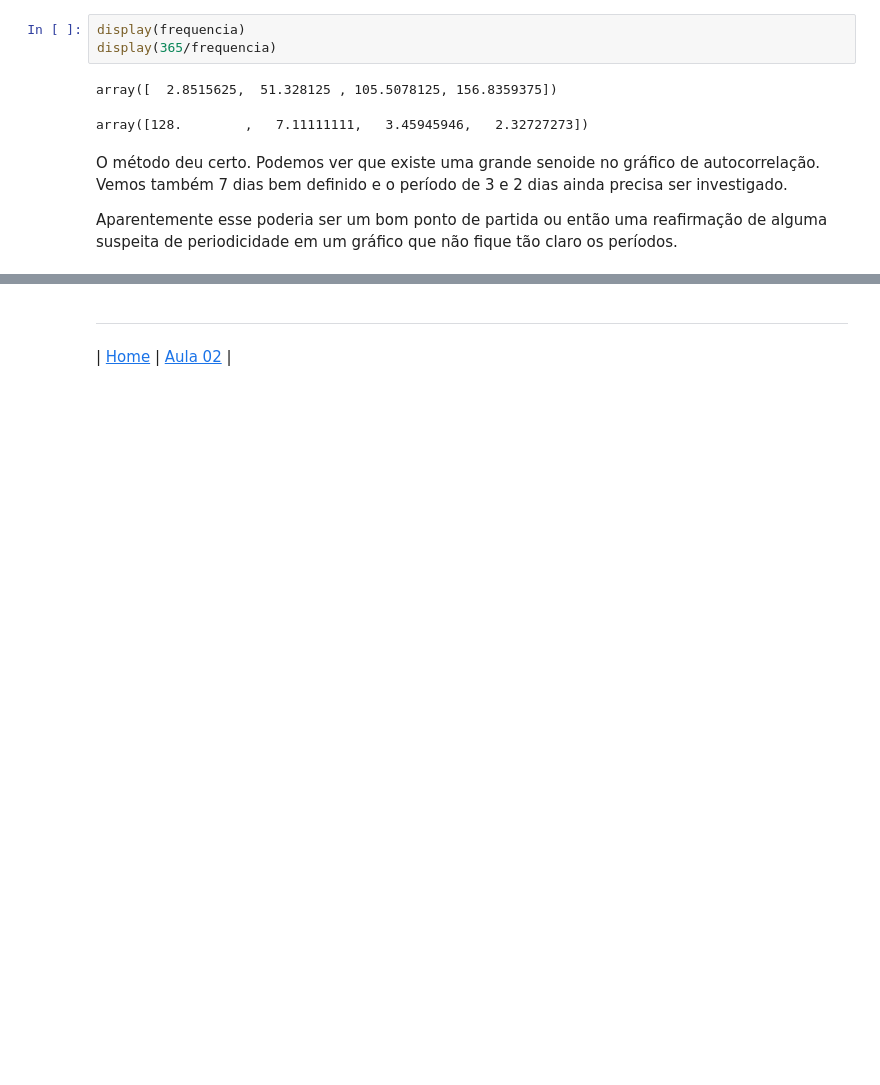
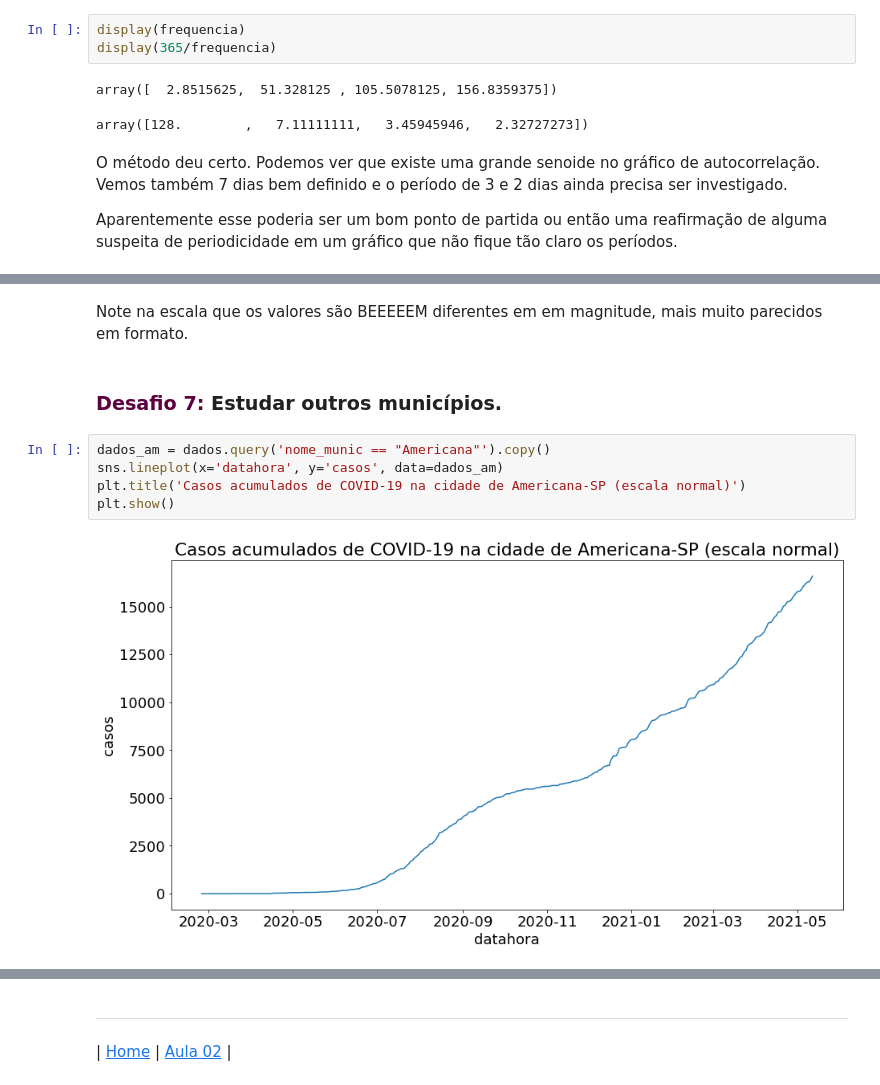
Before and after one commit to fdrigui/BootcampDS, a Jupyter notebook: modulo_tres/Aula_01.ipynb, the cells around one changed output, grey strips where cells are left out. Cells and saved outputs as stored; diff of their text form; blank space fills up the shorter version.

```diff
--- a/modulo_tres/Aula_01.ipynb
+++ b/modulo_tres/Aula_01.ipynb
@@ -477,0 +542,11 @@ Aparentemente esse poderia ser um bom ponto de partida ou então uma reafirmaç
+# %% [markdown]
+Note na escala que os valores são BEEEEEM diferentes em em magnitude, mais muito parecidos em formato.
+# %% [markdown]
+<h3><b><span style="color:#5C0040">Desafio 7: </span></b>Estudar outros municípios.</h3>
+# %%
+dados_am = dados.query('nome_munic == "Americana"').copy()
+sns.lineplot(x='datahora', y='casos', data=dados_am)
+plt.title('Casos acumulados de COVID-19 na cidade de Americana-SP (escala normal)')
+plt.show()
+# %% [output]
+[figure, added]
```
Also changed, not shown: parts of 24 cells of this notebook.
